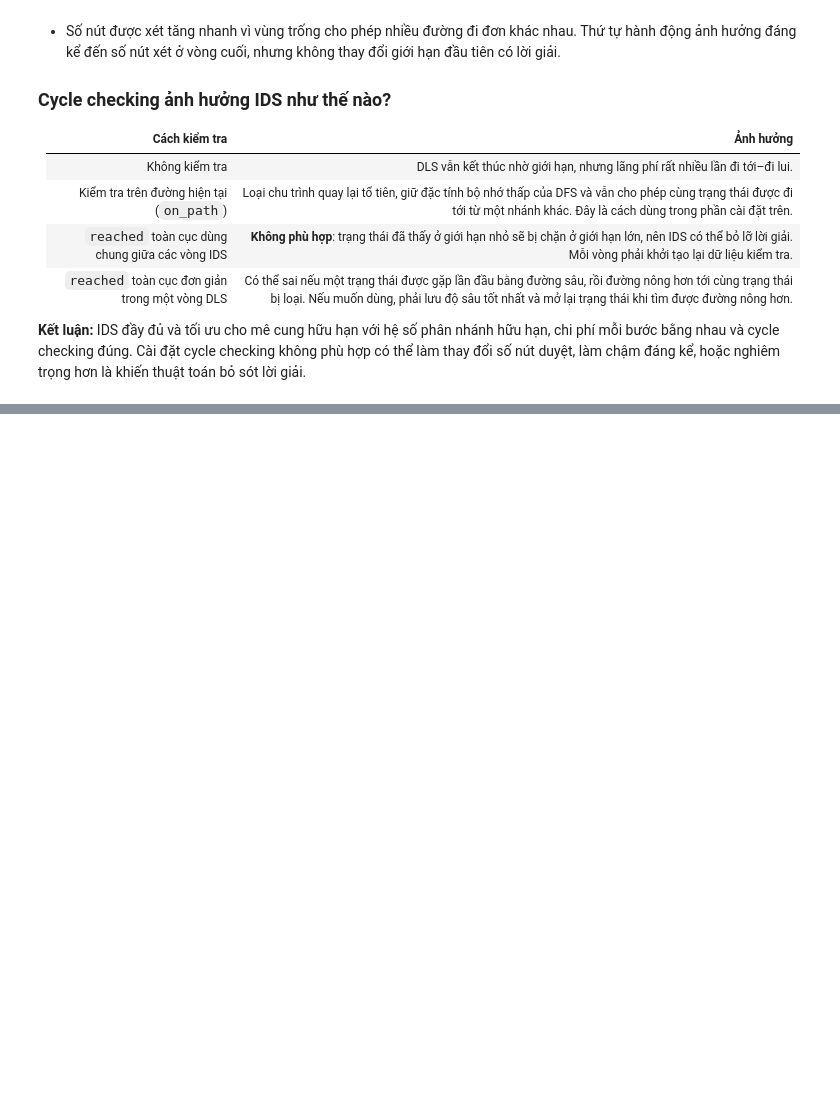
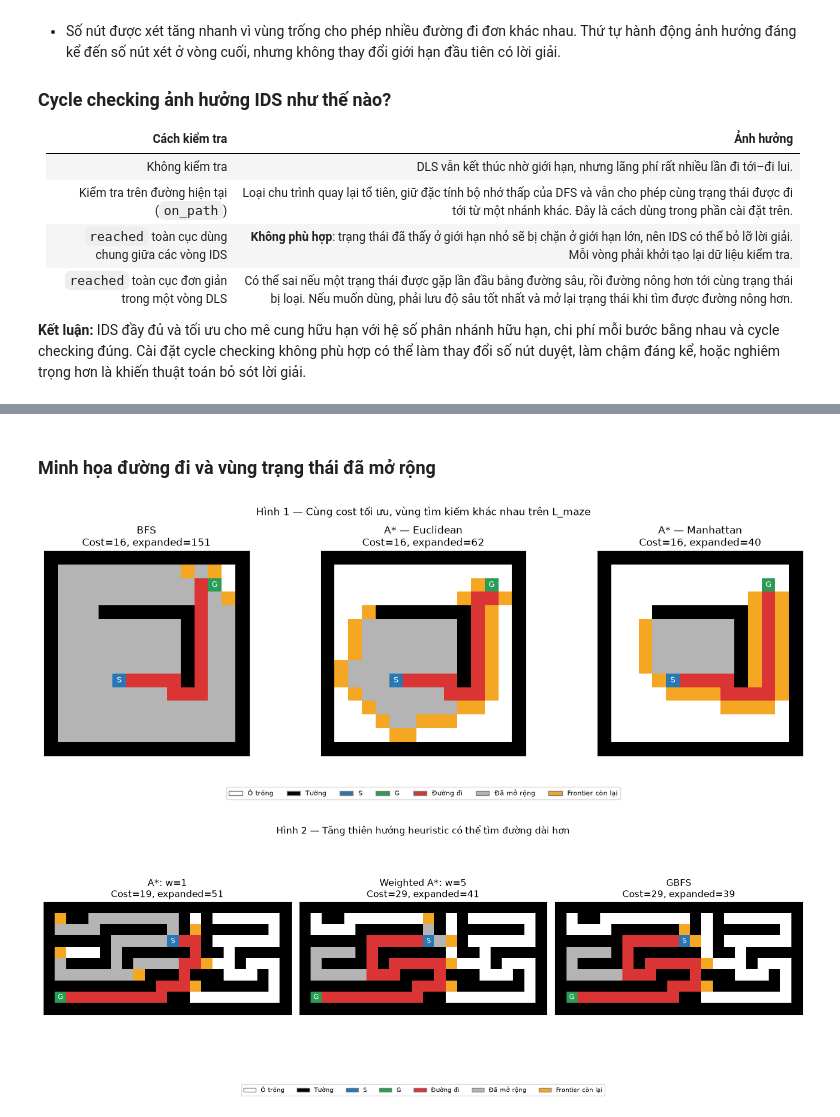
Before and after one commit to doduyquy/sgu-team-2026-advanced-ai-subject, a Jupyter notebook: weekly assignments/lab02 - Searching/02_Maze_Example.ipynb, the cells around one changed output, grey strips where cells are left out. Saved outputs shown, nothing was run; the diff lists cells and outputs as text; code cells hidden in the pictures; blank space fills up the shorter version.

```diff
--- a/weekly assignments/lab02 - Searching/02_Maze_Example.ipynb
+++ b/weekly assignments/lab02 - Searching/02_Maze_Example.ipynb
@@ -672,0 +808,56 @@ plt.show()
+# %% [markdown]
+### Minh họa đường đi và vùng trạng thái đã mở rộng
+# %%
+COLORS_B5 = ["white", "black", "#2878b5", "#2a9d55", "#db3434", "#b4b4b4", "#f5a623"]
+LABELS_B5 = ["Ô trống", "Tường", "S", "G", "Đường đi", "Đã mở rộng", "Frontier còn lại"]
+
+def draw_result_b5(ax, maze, result, title):
+    # Chỉ vẽ trên bản sao/matrix riêng, không ghi thông tin tìm kiếm vào maze.
+    image = np.where(maze == "X", 1, 0).astype(int)
+    start, goal = mh.find_pos(maze, "S"), mh.find_pos(maze, "G")
+    for state in result["expanded_states"]:
+        image[state] = 5
+    for state in result["frontier_states"]:
+        image[state] = 6
+    for state in result["path"]:
+        image[state] = 4
+    image[start], image[goal] = 2, 3
+    ax.imshow(image, cmap=ListedColormap(COLORS_B5), norm=BoundaryNorm(range(8), 7))
+    for state, label in ((start, "S"), (goal, "G")):
+        ax.text(state[1], state[0], label, ha="center", va="center", color="white", fontsize=9)
+    ax.set_title(f"{title}\nCost={result['path_cost']}, expanded={result['expanded']}")
+    ax.set_xticks([])
+    ax.set_yticks([])
+
+
+def legend_b5(fig):
+    fig.legend(handles=[Patch(facecolor=c, edgecolor="gray", label=l)
+                        for c, l in zip(COLORS_B5, LABELS_B5)],
+               loc="lower center", ncol=7, fontsize=8)
+
+
+fig, axes = plt.subplots(1, 3, figsize=(14, 5))
+for ax, key, title in zip(axes,
+        [("L_maze", "BFS", "—", None), ("L_maze", "A*", "Euclidean", 1),
+         ("L_maze", "A*", "Manhattan", 1)],
+        ["BFS", "A* — Euclidean", "A* — Manhattan"]):
+    draw_result_b5(ax, mazes_b5["L_maze"], results_b5[key], title)
+fig.suptitle("Hình 1 — Cùng cost tối ưu, vùng tìm kiếm khác nhau trên L_maze")
+legend_b5(fig)
+fig.tight_layout(rect=[0, 0.12, 1, 0.95])
+plt.show()
+
+fig, axes = plt.subplots(1, 3, figsize=(14, 5))
+for ax, key, title in zip(axes,
+        [("small_maze", "A*", "Manhattan", 1),
+         ("small_maze", "Weighted A*", "Manhattan", 5),
+         ("small_maze", "GBFS", "Manhattan", None)],
+        ["A*: w=1", "Weighted A*: w=5", "GBFS"]):
+    draw_result_b5(ax, mazes_b5["small_maze"], results_b5[key], title)
+fig.suptitle("Hình 2 — Tăng thiên hướng heuristic có thể tìm đường dài hơn")
+legend_b5(fig)
+fig.tight_layout(rect=[0, 0.12, 1, 0.95])
+plt.show()
+# %% [output]
+[figure, added]
+[figure, added]
```
Also changed, not shown: parts of 17 cells of this notebook, 6 other files.
